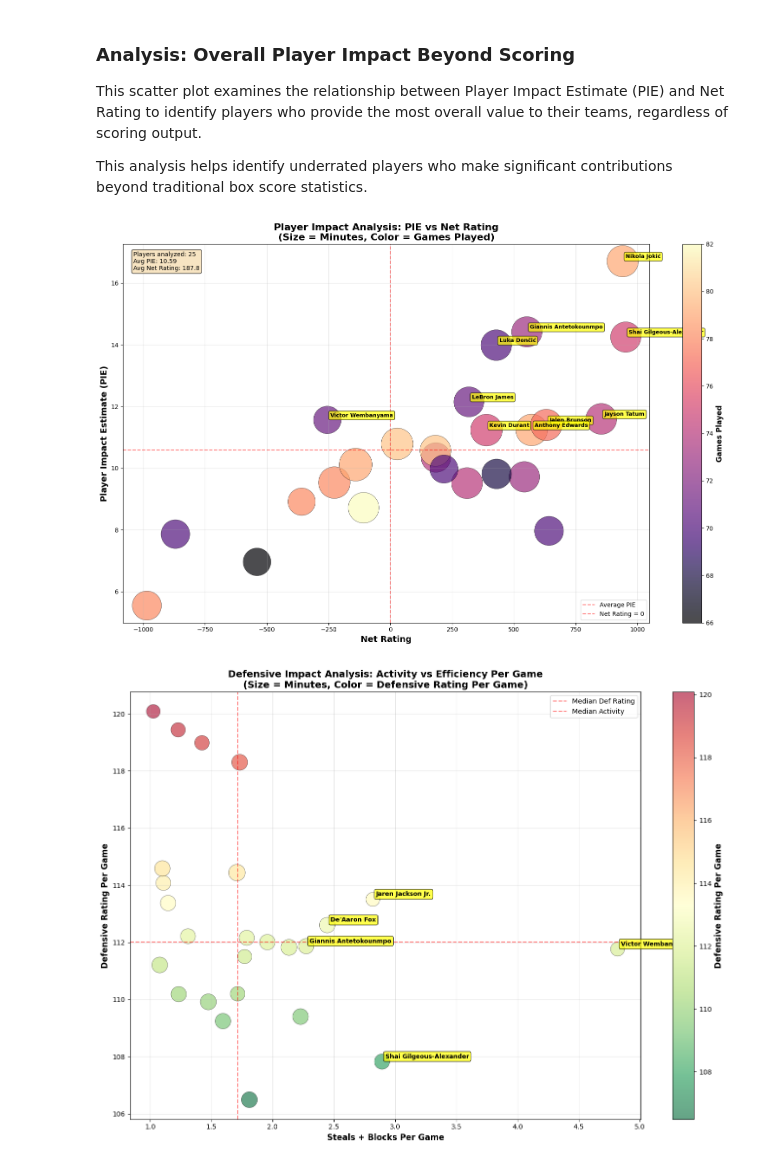
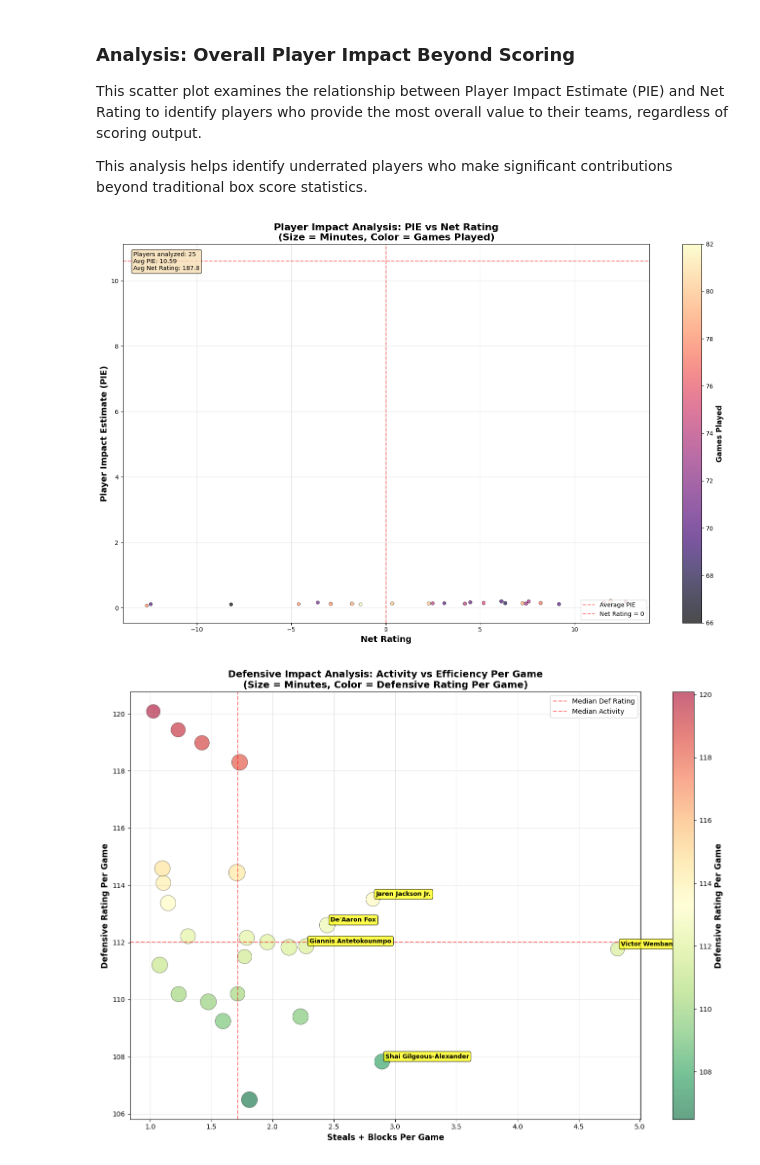
Before and after one commit to spon7ge/NBA-Rising-Stars-2023-24, a Jupyter notebook: file.ipynb, the cells around one changed output. Saved outputs shown, nothing was run; the diff lists cells and outputs as text; code cells hidden in the pictures.

```diff
--- a/file.ipynb
+++ b/file.ipynb
@@ -270,13 +271,15 @@ plt.figure(figsize=(16, 10))
 # Filter players with minimum games played for meaningful data
 min_games = 40
 filtered_res = res[res['GP'] >= min_games].copy()
-
+filtered_res['PIE_PG'] = filtered_res['PIE'] / filtered_res['GP']
+filtered_res['NET_RATING_PG'] = filtered_res['NET_RATING'] / filtered_res['GP']
+filtered_res['MIN_PG'] = filtered_res['MIN'] / filtered_res['GP']
 # Create the scatter plot
 scatter = plt.scatter(
-    filtered_res['NET_RATING'],
-    filtered_res['PIE'],
+    filtered_res['NET_RATING_PG'],
+    filtered_res['PIE_PG'],
     c=filtered_res['GP'],  # Color by games played
-    s=filtered_res['MIN'],  # Size by minutes played
+    s=filtered_res['MIN_PG'],  # Size by minutes played
     alpha=0.7,
     cmap='magma',
     edgecolors='black',
@@ -294,34 +297,34 @@ plt.title('Player Impact Analysis: PIE vs Net Rating\n(Size = Minutes, Color = G
           fontsize=16, fontweight='bold')
 
 # Add grid
 plt.grid(True, alpha=0.3)
 
 # Add reference lines
 plt.axhline(y=filtered_res['PIE'].mean(), color='red', linestyle='--', alpha=0.5, label='Average PIE')
 plt.axvline(x=0, color='red', linestyle='--', alpha=0.5, label='Net Rating = 0')
 
 # Annotate top performers
 top_pie_players = filtered_res.nlargest(10, 'PIE')
 for idx, row in top_pie_players.iterrows():
     plt.annotate(row['PLAYER_NAME'],
                 (row['NET_RATING'], row['PIE']),
                 xytext=(5, 5), textcoords='offset points',
                 fontsize=9, fontweight='bold',
                 bbox=dict(boxstyle='round,pad=0.3', facecolor='yellow', alpha=0.7))
 
 # Add legend
 plt.legend(loc='lower right')
 
 # Add summary statistics text box
 textstr = f'Players analyzed: {len(filtered_res)}\nAvg PIE: {filtered_res["PIE"].mean():.2f}\nAvg Net Rating: {filtered_res["NET_RATING"].mean():.1f}'
 props = dict(boxstyle='round', facecolor='wheat', alpha=0.8)
 plt.text(0.02, 0.98, textstr, transform=plt.gca().transAxes, fontsize=10,
          verticalalignment='top', bbox=props)
 
 plt.tight_layout()
 plt.show()
 # %% [output]
-[figure, old version]
+[figure, new version]
 # %%
 plt.figure(figsize=(14, 10))
 
```
Also changed, not shown: parts of 3 cells of this notebook.
